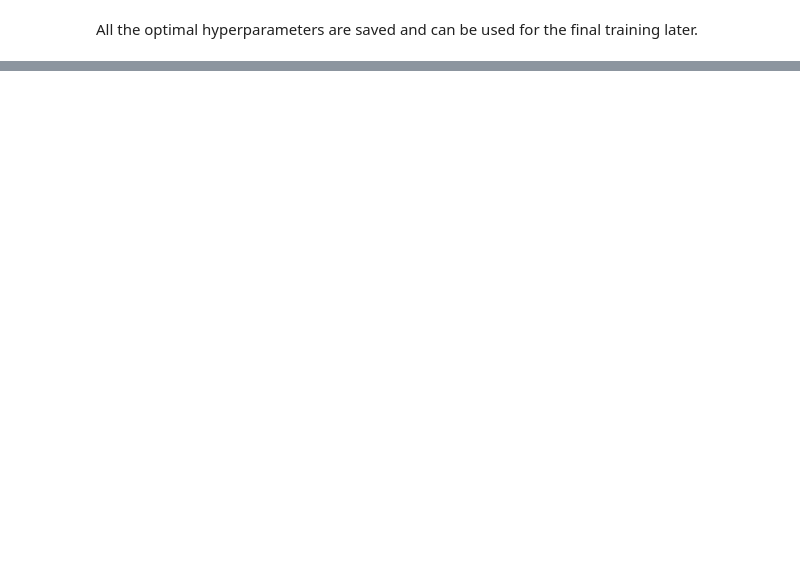
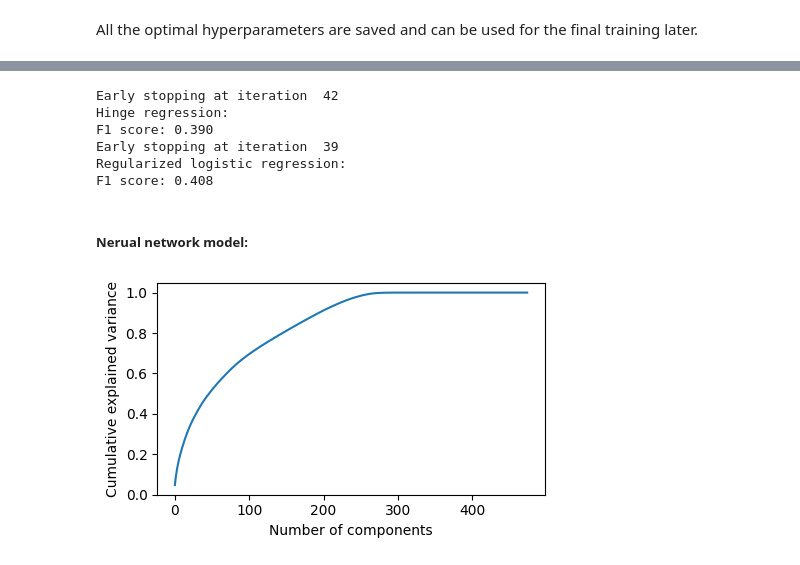
Before and after one commit to Ivonne320/ML_proj, a Jupyter notebook: run.ipynb, the cells around one changed output, grey strips where cells are left out. Drawn from its saved outputs; the diff is of its cells as text; code cells hidden in the pictures; blank space fills up the shorter version.

```diff
--- a/run.ipynb
+++ b/run.ipynb
@@ -231,0 +377,2 @@ To improve the prediction accuracy, we also implemented neural network model. Th
+# %%
+x_train, x_test, y_train, train_ids, test_ids = load_csv_data("/home/zewzhang/Course/ML/ML_course/projects/project1/data/dataset_to_release", sub_sample=False)
@@ -231,0 +389,40 @@ To improve the prediction accuracy, we also implemented neural network model. Th
+# %%
+# hinge model
+w_hinge, _, best_f1_hinge, _, best_threshold_hinge = hinge_regression(y_t, x_t, y_v, x_v, lambda_=best_params["hinge"]['lamb'],
+                                       initial_w=np.random.randn(x_t.shape[1]) * 0.01, max_iters=1000,
+                                       gamma=best_params["hinge"]['gamma'], n_pat=30)
+print("Hinge regression: ")
+print("F1 score: {:.3f}".format(best_f1_hinge))
+y_pred_hinge = predict_labels(w_hinge, x_test_processed, best_threshold_hinge)
+create_csv_submission(test_ids, y_pred_hinge, 'hinge.csv')
+# regularized logistic regression model
+w_reglog, _, best_f1_reg_log, _, best_threshold_reglog = reg_logistic_regression_var(y_t, add_bias(x_t), y_v, add_bias(x_v), lambda_=best_params["reg_log"]['lamb'],
+                                                                        initial_w=np.random.randn(x_t.shape[1]+1) * 0.01, max_iters=1000,
+                                                                        gamma=best_params["reg_log"]['gamma'], n_pat=30)
+print("Regularized logistic regression: ")
+print("F1 score: {:.3f}".format(best_f1_reg_log))
+y_pred_reglog = predict_labels(w_reglog, add_bias(x_test_processed), best_threshold_reglog)
+create_csv_submission(test_ids, y_pred_reglog, 'reglog.csv')
+# ridge regression model
+# w_ridge, _, best_f1_ridge, _, best_threshold_ridge = ridge_regression_var(y_t, add_bias(x_t), y_v, add_bias(x_v), lambda_=best_params["ridge"]['lamb'])
+# print("Ridge regression: ")
+# print("F1 score: {:.3f}".format(best_f1_ridge))
+# y_pred_ridge = predict_labels(w_ridge, add_bias(x_test_processed), best_threshold_ridge)
+# create_csv_submission(test_ids, y_pred_ridge, 'ridge.csv')
+# %% [output]
+Early stopping at iteration  42
+Hinge regression:
+F1 score: 0.390
+Early stopping at iteration  39
+Regularized logistic regression:
+F1 score: 0.408
+# %% [markdown]
+##### Nerual network model:
+# %%
+# preprocess the data
+NN_METHOD = True
+PCA = True
+x_train_processed, y_train_processed, x_test_processed = data_processing(x_train, y_train, x_test, row_nan, feature_nan, z_threshold, feature_threshold)
+x_t, y_t, x_v, y_v = split_data(x_train_processed, y_train_processed, 0.8)
+# %% [output]
+[figure, added]
```
Also changed, not shown: parts of 31 cells of this notebook, 2 other files.
